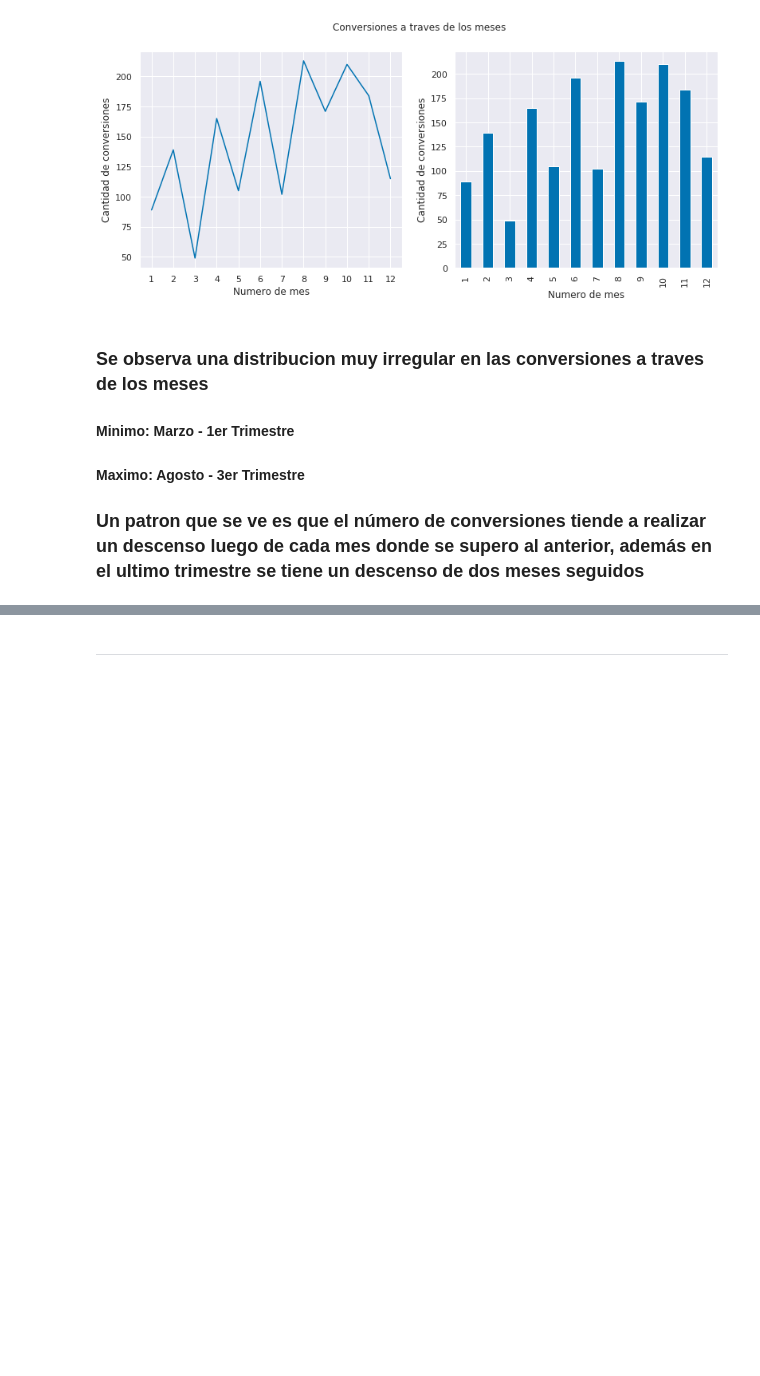
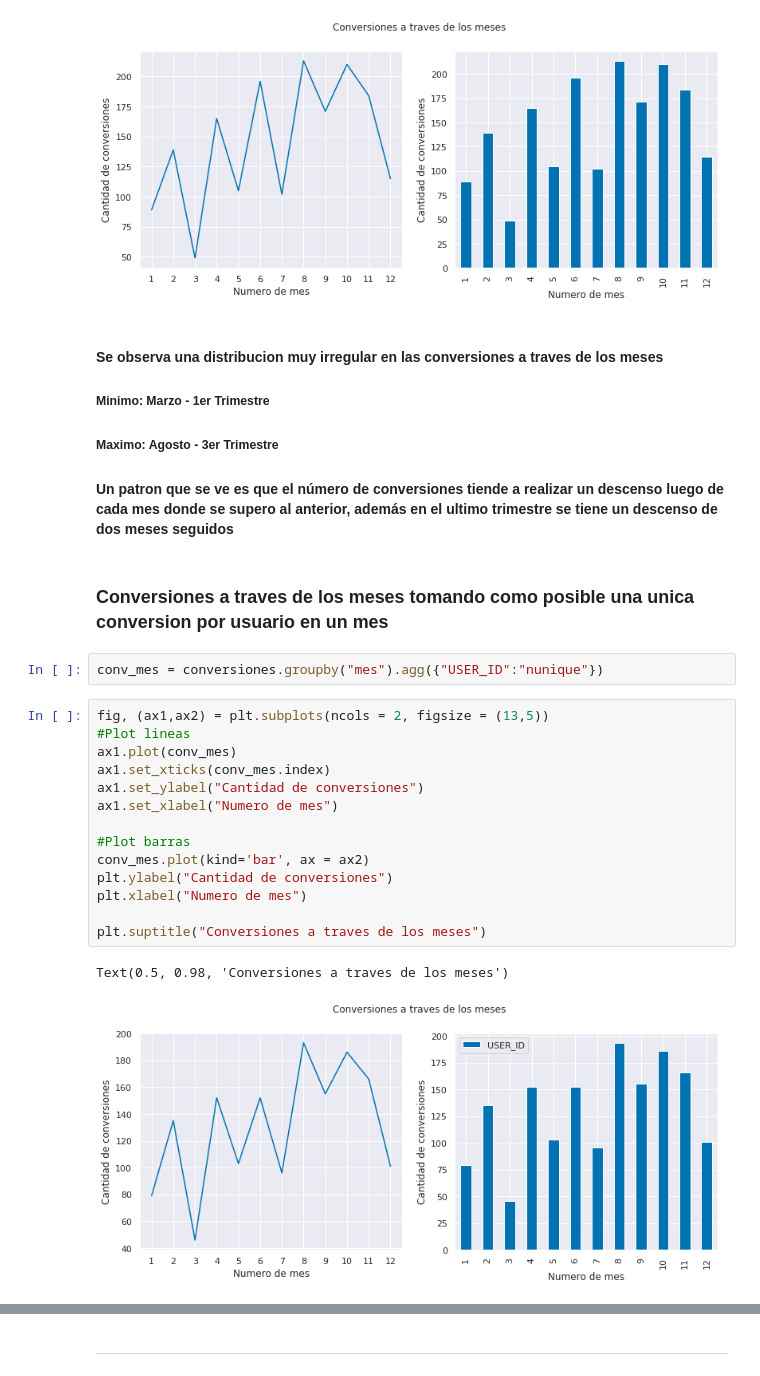
Before and after one commit to emanuelpelozo/Competencia-Galicia, a Jupyter notebook: analisis_exploratorio/analisis.ipynb, the cells around one changed output, grey strips where cells are left out. Saved outputs shown, nothing was run; the diff lists cells and outputs as text; blank space fills up the shorter version.

```diff
--- a/analisis_exploratorio/analisis.ipynb
+++ b/analisis_exploratorio/analisis.ipynb
@@ -91,8 +126,29 @@ plt.suptitle("Conversiones a traves de los meses")
 Text(0.5, 0.98, 'Conversiones a traves de los meses')
 [figure]
 # %% [markdown]
-### Se observa una distribucion muy irregular en las conversiones a traves de los meses
-#### __Minimo__: Marzo - 1er Trimestre
-#### __Maximo__: Agosto - 3er Trimestre
+#### Se observa una distribucion muy irregular en las conversiones a traves de los meses
+##### __Minimo__: Marzo - 1er Trimestre
+##### __Maximo__: Agosto - 3er Trimestre
 
-### Un patron que se ve es que el número de conversiones tiende a realizar un descenso luego de cada mes donde se supero al anterior, además en el ultimo trimestre se tiene un descenso de dos meses seguidos
+#### Un patron que se ve es que el número de conversiones tiende a realizar un descenso luego de cada mes donde se supero al anterior, además en el ultimo trimestre se tiene un descenso de dos meses seguidos
+# %% [markdown]
+### Conversiones a traves de los meses tomando como posible una unica conversion por usuario en un mes
+# %%
+conv_mes = conversiones.groupby("mes").agg({"USER_ID":"nunique"})
+# %%
+fig, (ax1,ax2) = plt.subplots(ncols = 2, figsize = (13,5))
+#Plot lineas
+ax1.plot(conv_mes)
+ax1.set_xticks(conv_mes.index)
+ax1.set_ylabel("Cantidad de conversiones")
+ax1.set_xlabel("Numero de mes")
+
+#Plot barras
+conv_mes.plot(kind='bar', ax = ax2)
+plt.ylabel("Cantidad de conversiones")
+plt.xlabel("Numero de mes")
+
+plt.suptitle("Conversiones a traves de los meses")
+# %% [output]
+Text(0.5, 0.98, 'Conversiones a traves de los meses')
+[figure, added]
```
Also changed, not shown: parts of 36 cells of this notebook.
